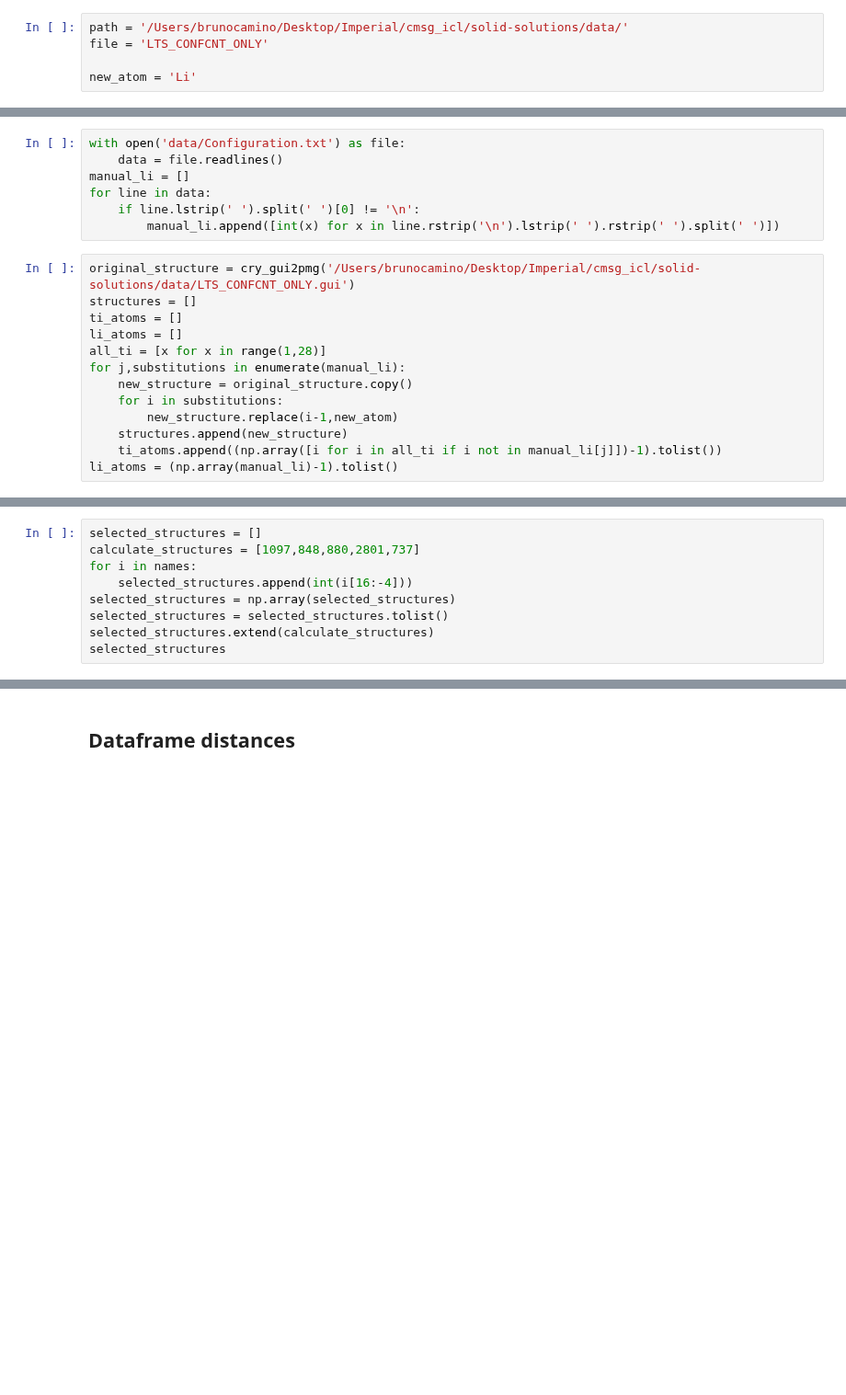
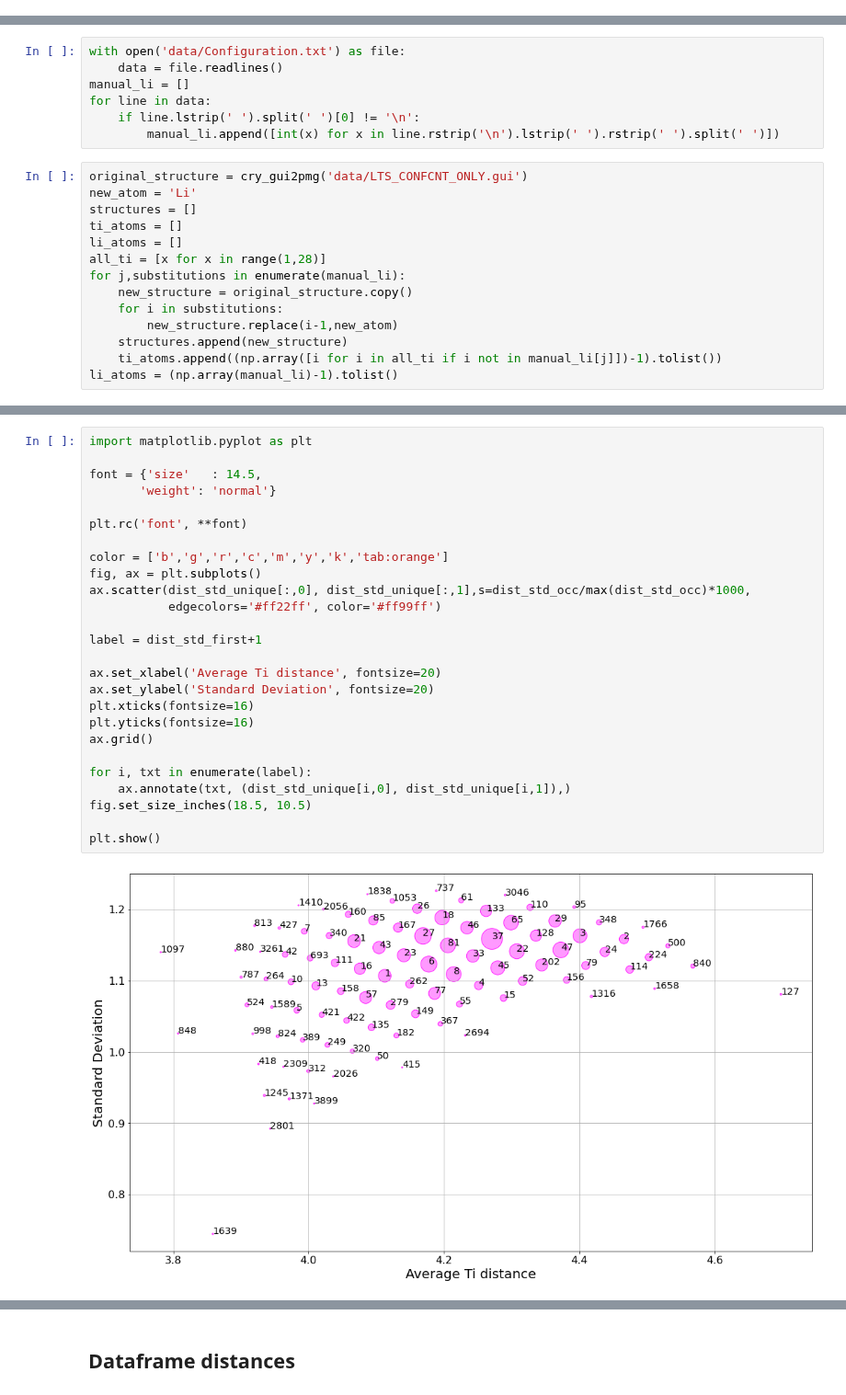
Before and after one commit to cmsg-icl/solid-solutions, a Jupyter notebook: Li2TiS.ipynb, the cells around one changed output, grey strips where cells are left out. Shown at 92% size. Cells and saved outputs as stored; diff of their text form; blank space fills up the shorter version.

```diff
--- a/Li2TiS.ipynb
+++ b/Li2TiS.ipynb
@@ -19,7 +21,2 @@ from pymatgen.core.surface import SlabGenerator
 import numpy as np
 import pandas as pd
-# %%
-path = '/Users/brunocamino/Desktop/Imperial/cmsg_icl/solid-solutions/data/'
-file = 'LTS_CONFCNT_ONLY'
-
-new_atom = 'Li'
@@ -124,7 +32,8 @@ for line in data:
     if line.lstrip(' ').split(' ')[0] != '\n':
         manual_li.append([int(x) for x in line.rstrip('\n').lstrip(' ').rstrip(' ').split(' ')])
 # %%
-original_structure = cry_gui2pmg('/Users/brunocamino/Desktop/Imperial/cmsg_icl/solid-solutions/data/LTS_CONFCNT_ONLY.gui')
+original_structure = cry_gui2pmg('data/LTS_CONFCNT_ONLY.gui')
+new_atom = 'Li'
 structures = []
 ti_atoms = []
 li_atoms = []
@@ -161,9 +47,0 @@ names = ['data/structures/2.f34',
-# %%
-selected_structures = []
-calculate_structures = [1097,848,880,2801,737]
-for i in names:
-    selected_structures.append(int(i[16:-4]))
-selected_structures = np.array(selected_structures)
-selected_structures = selected_structures.tolist()
-selected_structures.extend(calculate_structures)
-selected_structures
@@ -187,0 +106,28 @@ selected_structures
+# %%
+import matplotlib.pyplot as plt
+
+font = {'size'   : 14.5,
+       'weight': 'normal'}
+
+plt.rc('font', **font)
+
+color = ['b','g','r','c','m','y','k','tab:orange']
+fig, ax = plt.subplots()
+ax.scatter(dist_std_unique[:,0], dist_std_unique[:,1],s=dist_std_occ/max(dist_std_occ)*1000,
+           edgecolors='#ff22ff', color='#ff99ff')
+
+label = dist_std_first+1
+
+ax.set_xlabel('Average Ti distance', fontsize=20)
+ax.set_ylabel('Standard Deviation', fontsize=20)
+plt.xticks(fontsize=16)
+plt.yticks(fontsize=16)
+ax.grid()
+
+for i, txt in enumerate(label):
+    ax.annotate(txt, (dist_std_unique[i,0], dist_std_unique[i,1]),)
+fig.set_size_inches(18.5, 10.5)
+
+plt.show()
+# %% [output]
+[figure, added]
```
Also changed, not shown: parts of 218 cells of this notebook.
